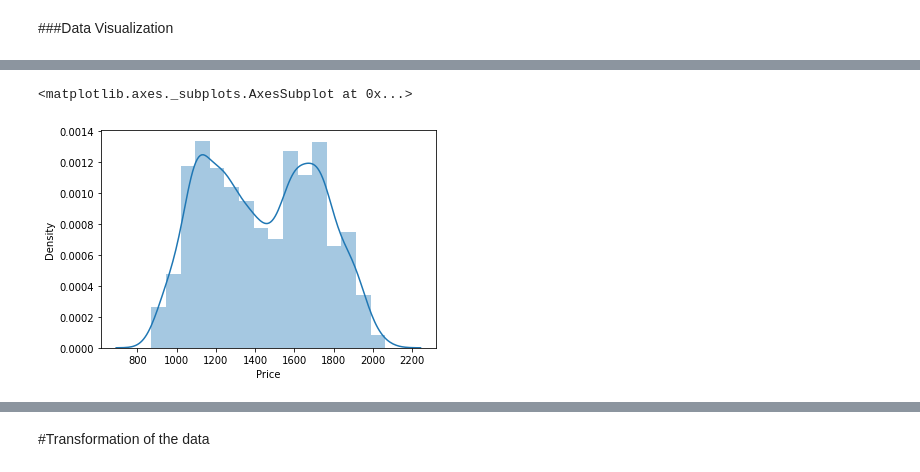
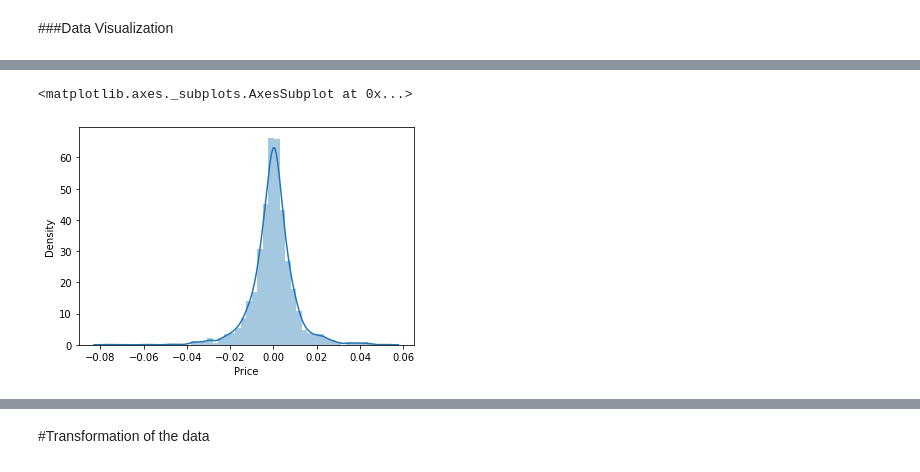
Before and after one commit to Eminent01/Baum-Tenpers-Research, a Jupyter notebook: Baum_Tenper_Research.ipynb, the cells around one changed output, grey strips where cells are left out. Saved outputs shown, nothing was run; the diff lists cells and outputs as text; code cells hidden in the pictures.

```diff
--- a/Baum_Tenper_Research.ipynb
+++ b/Baum_Tenper_Research.ipynb
@@ -26,3 +26,5 @@ data = pd.read_csv("/content/NSE 30 Historical Data.csv" , thousands =',')
+# %%
+data = pd.read_csv("/content/NSE All Share Historical Data.csv" , thousands =',')
 # %%
 data.set_index('Date', inplace=True)
 data.tail()
@@ -164,8 +157,8 @@ Text(0, 0.5, 'Stock Price')
 # %%
-sns.distplot(data['Price'])
+sns.distplot(rd)
 # %% [output]
 <matplotlib.axes._subplots.AxesSubplot at 0x...>
-[figure, old version]
+[figure, new version]
 # %%
 # Number of days for which to predict the stock prices
 predict_days = 30
```
Also changed, not shown: parts of 62 cells of this notebook.
